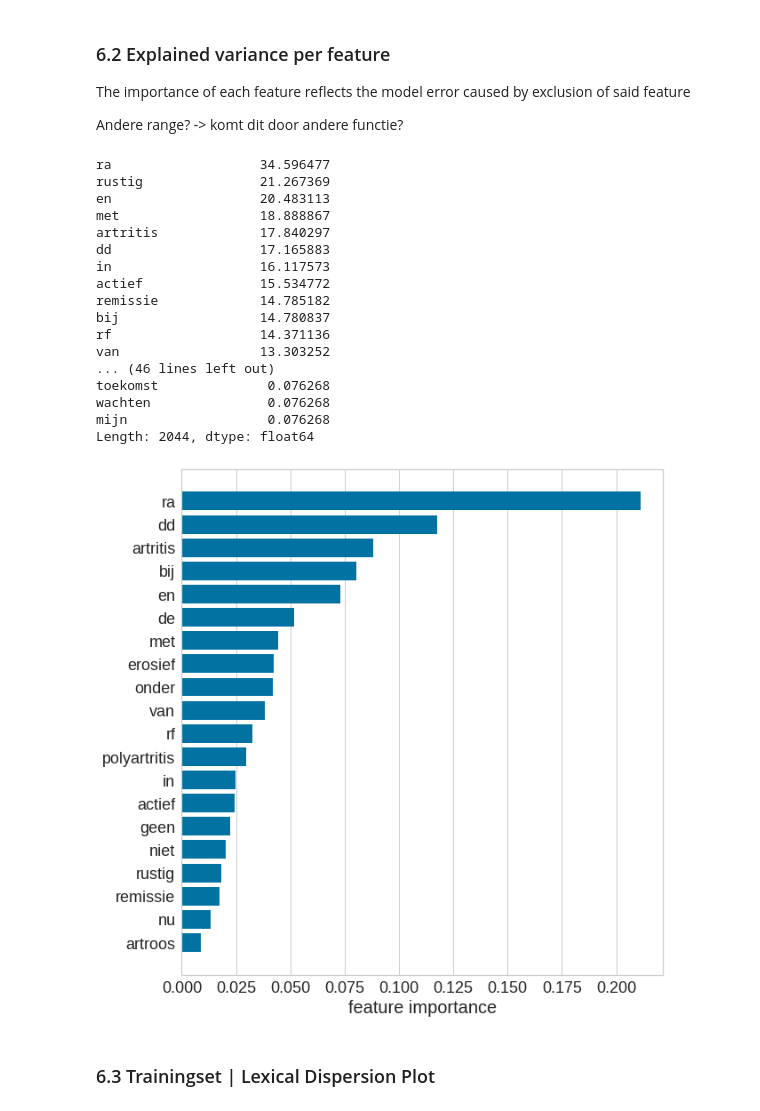
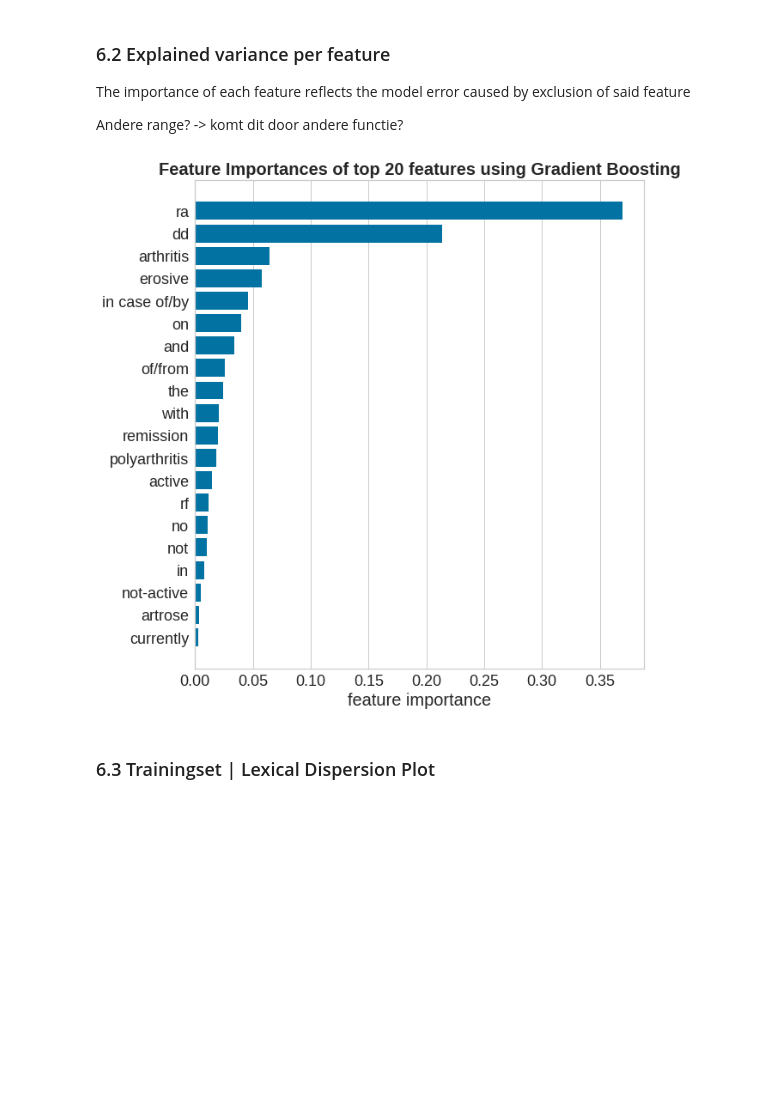
Before and after one commit to levrex/DiagnosisExtraction_ML, a Jupyter notebook: Notebook_Diagnosis_Extraction.ipynb, the cells around one changed output. Saved outputs shown, nothing was run; the diff lists cells and outputs as text; code cells hidden in the pictures; blank space fills up the shorter version.

```diff
--- a/Notebook_Diagnosis_Extraction.ipynb
+++ b/Notebook_Diagnosis_Extraction.ipynb
@@ -415,52 +413,29 @@ Andere range? -> komt dit door andere functie?
 # %%
 import matplotlib.pyplot as plt
 
 from sklearn.ensemble import GradientBoostingClassifier
 
 from yellowbrick.features.importances import FeatureImportances
 
 # Create a new matplotlib figure
 
 feature_to_plot =list(X_pd.sum().sort_values(ascending=False).keys()[:20])
-viz = FeatureImportances(GradientBoostingClassifier(), size=(750, 750), relative=False)
-print(X_pd.sum().sort_values().sort_values(ascending=False))
-#feature_to_plot.append('reumatoide')
-#feature_to_plot.append('psoriatica')
-#feature_to_plot.append('pmr')
-
+viz = FeatureImportances(GradientBoostingClassifier(random_state=SEED), size=(750, 750), relative=False)
 viz.fit(X_pd[feature_to_plot], y_tot[train_index])
 
- # Print values
+# Print values
 ax = viz.ax
 ax.tick_params(labelsize=18)
-#ax.set_yticklabels(labels=['ra', 'dd', 'arthritis', 'erosive', 'in case of/by', 'and', 'on', 'of/from', 'the', 'remission', 'polyarthritis', 'with', 'active', 'in', 'not', 'rf', 'no', 'not-active', 'currently', 'artrose'][::-1])
+ax.set_yticklabels(labels=['ra', 'dd', 'arthritis', 'erosive', 'in case of/by', 'on', 'and', 'of/from', 'the', 'with', 'remission', 'polyarthritis',  'active', 'rf', 'no', 'not', 'in', 'not-active', 'artrose', 'currently'][::-1])
 ax.set_xlabel('Feature Importance', fontsize=20)
 
 viz.finalize()
 
-plt.title('', fontsize=28, fontweight='bold')
-# Feature Importances of top 20 features using Gradient Boosting
+plt.title('Feature Importances of top 20 features using Gradient Boosting', fontsize=20, fontweight='bold')
 
 plt.show()
 # %% [output]
-ra                   34.596477
-rustig               21.267369
-en                   20.483113
-met                  18.888867
-artritis             17.840297
-dd                   17.165883
-in                   16.117573
-actief               15.534772
-remissie             14.785182
-bij                  14.780837
-rf                   14.371136
-van                  13.303252
-... (46 lines left out)
-toekomst              0.076268
-wachten               0.076268
-mijn                  0.076268
-Length: 2044, dtype: float64
-[figure, old version]
+[figure, new version]
 # %% [markdown]
 ### 6.3 Trainingset | Lexical Dispersion Plot
 # %%
```
Also changed, not shown: parts of 14 cells of this notebook, 12 other files.
